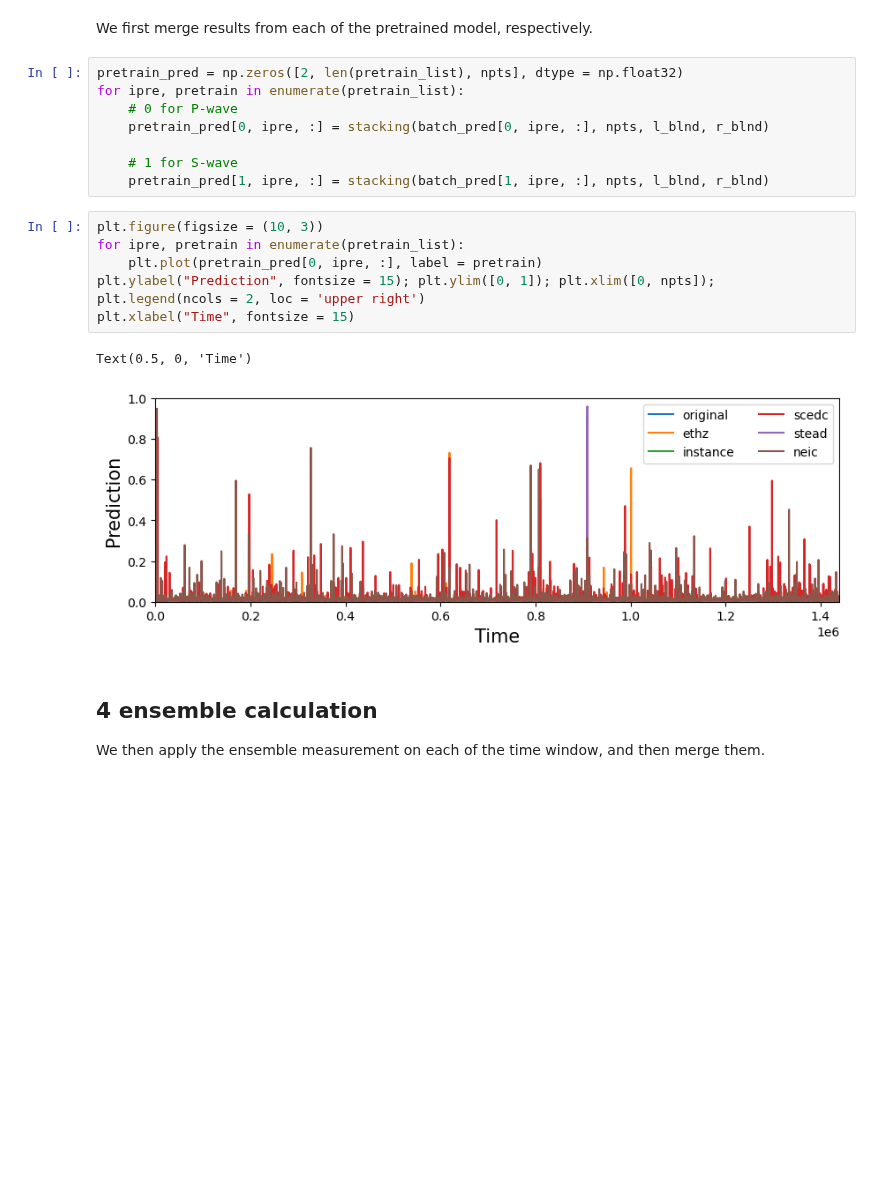
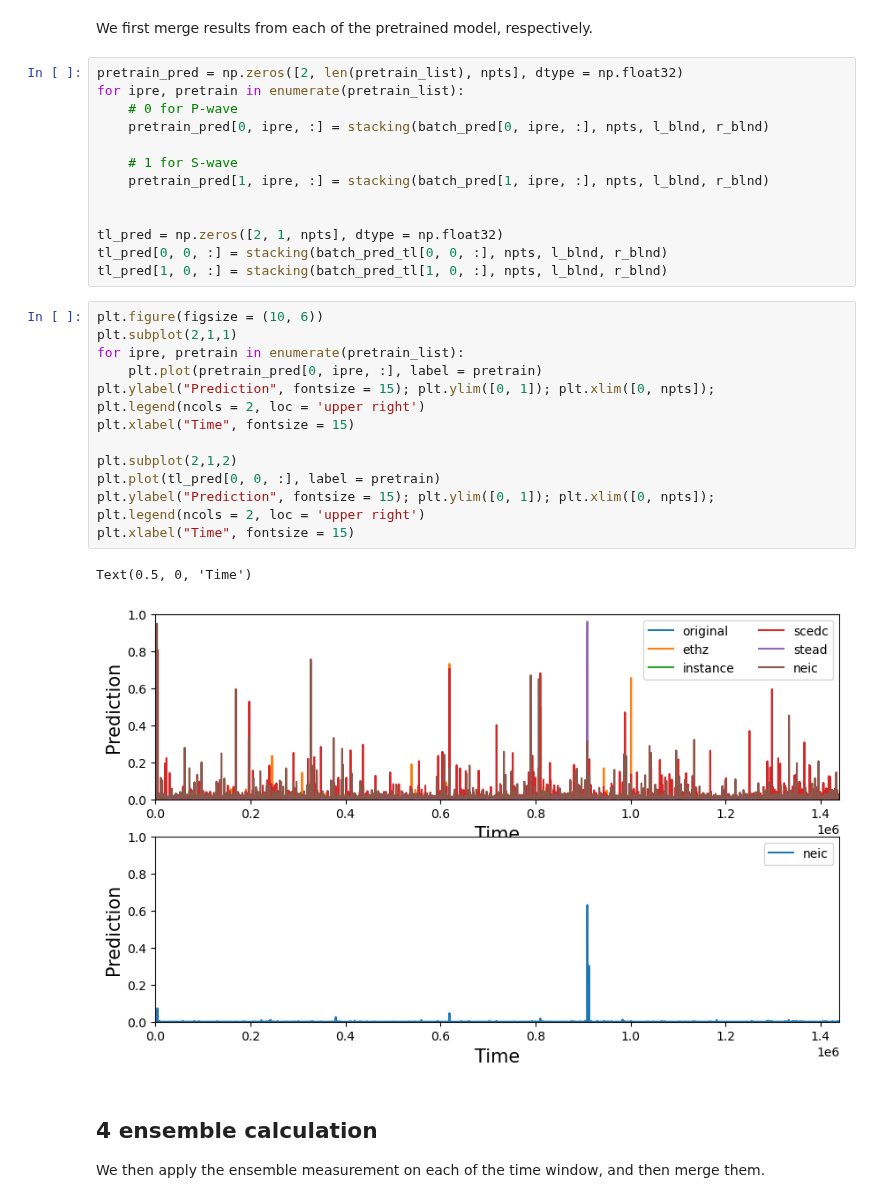
Before and after one commit to congcy/ELEP, a Jupyter notebook: docs/tutorials/example_BB_continuous_data_PB_B204.ipynb, the cells around one changed output. Drawn from its saved outputs; the diff is of its cells as text; blank space fills up the shorter version.

Commit message:
add pretrain

```diff
--- a/docs/tutorials/example_BB_continuous_data_PB_B204.ipynb
+++ b/docs/tutorials/example_BB_continuous_data_PB_B204.ipynb
@@ -268,16 +306,28 @@ for ipre, pretrain in enumerate(pretrain_list):
 
     # 1 for S-wave
     pretrain_pred[1, ipre, :] = stacking(batch_pred[1, ipre, :], npts, l_blnd, r_blnd)
+
+
+tl_pred = np.zeros([2, 1, npts], dtype = np.float32)
+tl_pred[0, 0, :] = stacking(batch_pred_tl[0, 0, :], npts, l_blnd, r_blnd)
+tl_pred[1, 0, :] = stacking(batch_pred_tl[1, 0, :], npts, l_blnd, r_blnd)
 # %%
-plt.figure(figsize = (10, 3))
+plt.figure(figsize = (10, 6))
+plt.subplot(2,1,1)
 for ipre, pretrain in enumerate(pretrain_list):
     plt.plot(pretrain_pred[0, ipre, :], label = pretrain)
 plt.ylabel("Prediction", fontsize = 15); plt.ylim([0, 1]); plt.xlim([0, npts]);
 plt.legend(ncols = 2, loc = 'upper right')
 plt.xlabel("Time", fontsize = 15)
+
+plt.subplot(2,1,2)
+plt.plot(tl_pred[0, 0, :], label = pretrain)
+plt.ylabel("Prediction", fontsize = 15); plt.ylim([0, 1]); plt.xlim([0, npts]);
+plt.legend(ncols = 2, loc = 'upper right')
+plt.xlabel("Time", fontsize = 15)
 # %% [output]
 Text(0.5, 0, 'Time')
-[figure, old version]
+[figure, new version]
 # %% [markdown]
 ## 4 ensemble calculation
 We then apply the ensemble measurement on each of the time window, and then merge them.
```
Also changed, not shown: parts of 6 cells of this notebook.
